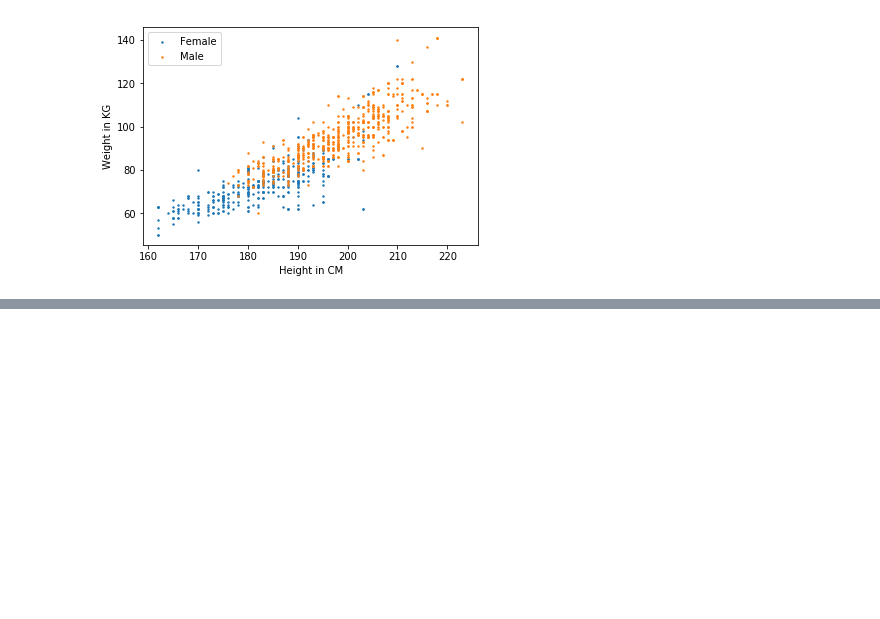
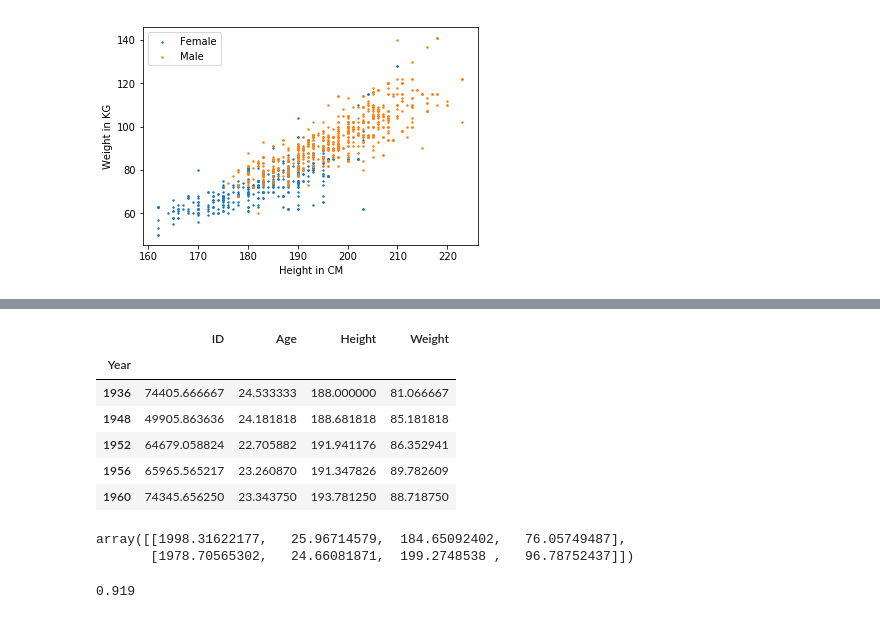
Before and after one commit to roksys/data-analysis, a Jupyter notebook: clustering.ipynb, the cells around one changed output, grey strips where cells are left out. Drawn from its saved outputs; the diff is of its cells as text; code cells hidden in the pictures; blank space fills up the shorter version.

```diff
--- a/clustering.ipynb
+++ b/clustering.ipynb
@@ -95,0 +148,10 @@ skl_centroids
+# %%
+male_players.groupby(['Year']).mean().head()
+# %% [output]
+|  | ID | Age | Height | Weight |
+| Year |  |  |  |  |
+| 1936 | 74405.666667 | 24.533333 | 188.000000 | 81.066667 |
+| 1948 | 49905.863636 | 24.181818 | 188.681818 | 85.181818 |
+| 1952 | 64679.058824 | 22.705882 | 191.941176 | 86.352941 |
+| 1956 | 65965.565217 | 23.260870 | 191.347826 | 89.782609 |
+| 1960 | 74345.656250 | 23.343750 | 193.781250 | 88.718750 |
@@ -95,0 +162,21 @@ skl_centroids
+# %%
+kmeans_4_features = KMeans(n_clusters=k).fit(X1)
+labels = kmeans_4_features.predict(X1)
+skl_centroids_4 = kmeans_4_features.cluster_centers_
+skl_centroids_4
+# %% [output]
+array([[1998.31622177,   25.96714579,  184.65092402,   76.05749487],
+       [1978.70565302,   24.66081871,  199.2748538 ,   96.78752437]])
+# %%
+for i in range(len(X1)):
+    prediction = dist(X1[i], kmeans_4_features.cluster_centers_)
+    if prediction[0] > prediction[1]:
+        predicted_gender = 0
+    else:
+        predicted_gender = 1
+    if predicted_gender == Y[i]:
+        correct += 1
+
+print(correct/len(X1))
+# %% [output]
+0.919
```
Also changed, not shown: parts of 12 cells of this notebook.
